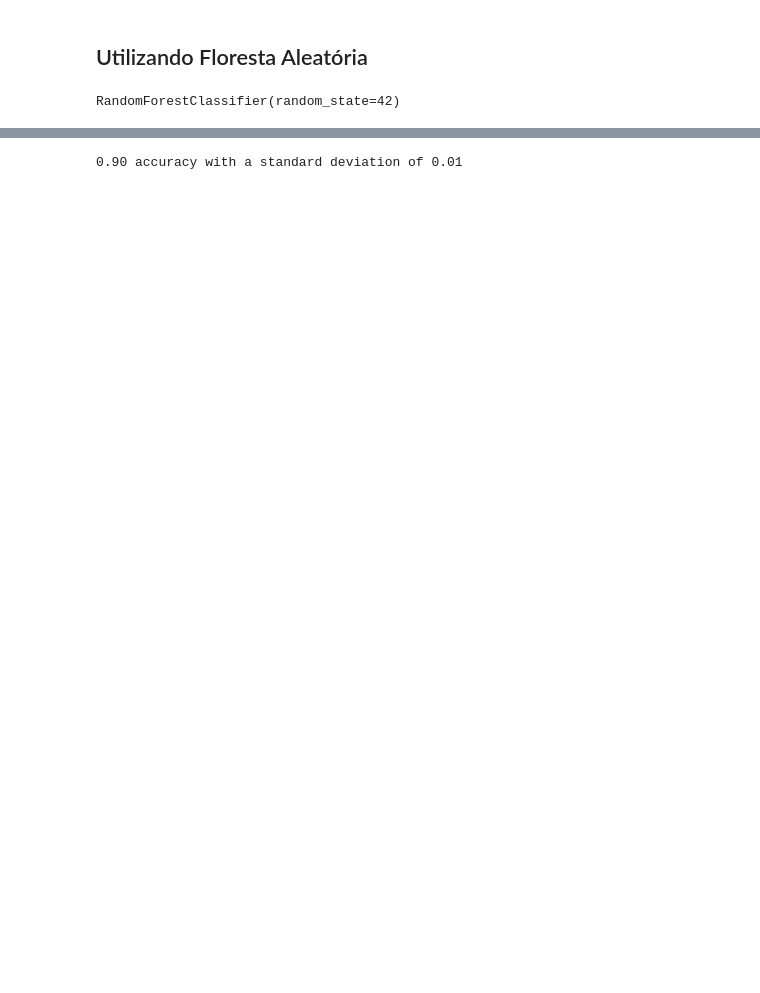
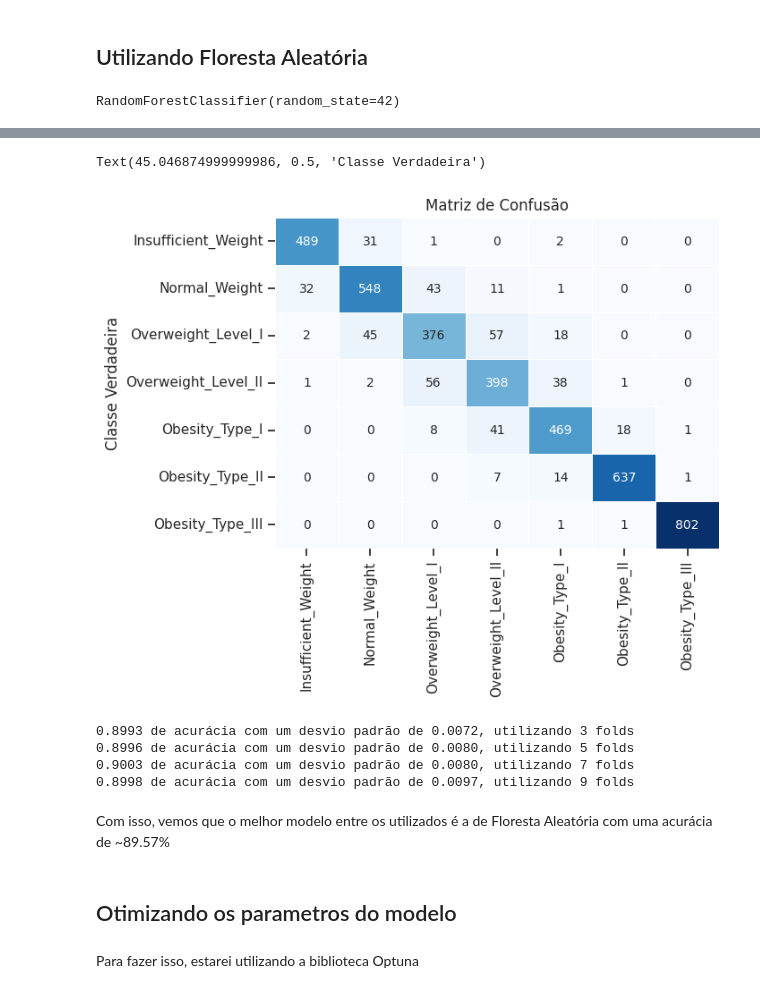
Before and after one commit to LuizGAPires/Datamining, a Jupyter notebook: TP1/TP1.ipynb, the cells around one changed output, grey strips where cells are left out. Saved outputs shown, nothing was run; the diff lists cells and outputs as text; code cells hidden in the pictures; blank space fills up the shorter version.

```diff
--- a/TP1/TP1.ipynb
+++ b/TP1/TP1.ipynb
@@ -792,7 +862,22 @@ A acurácia do modelo Floresta Aleatória é de: 89.38 %
+# %%
+labels = ['Insufficient_Weight', 'Normal_Weight', 'Overweight_Level_I', 'Overweight_Level_II', 'Obesity_Type_I', 'Obesity_Type_II', 'Obesity_Type_III']
+sns.heatmap(confusion_matrix(y_pred, y_test), annot=True, annot_kws={'size': 10}, linewidths=0.5, fmt='d', cmap='Blues', cbar=False, xticklabels=labels, yticklabels=labels)
+plt.title('Matriz de Confusão')
+plt.ylabel('Classe Verdadeira')
+# %% [output]
+Text(45.046874999999986, 0.5, 'Classe Verdadeira')
+[figure, added]
 # %%
 folds = [3, 5, 7, 9]
 for fold in folds:
     scores = cross_val_score(random_forest, X_train, y_train, cv=fold)
-    print("%0.2f de acurácia com um desvio padrão de %0.2f" % (scores.mean(), scores.std()))
+    print("%0.4f de acurácia com um desvio padrão de %0.4f, utilizando %d folds" % (scores.mean(), scores.std(), fold))
 # %% [output]
-0.90 accuracy with a standard deviation of 0.01
+0.8993 de acurácia com um desvio padrão de 0.0072, utilizando 3 folds
+0.8996 de acurácia com um desvio padrão de 0.0080, utilizando 5 folds
+0.9003 de acurácia com um desvio padrão de 0.0080, utilizando 7 folds
+0.8998 de acurácia com um desvio padrão de 0.0097, utilizando 9 folds
+# %% [markdown]
+Com isso, vemos que o melhor modelo entre os utilizados é a de Floresta Aleatória com uma acurácia de ~89.57%
+# %% [markdown]
+## Otimizando os parametros do modelo
@@ -798,0 +886,2 @@ for fold in folds:
+# %% [markdown]
+Para fazer isso, estarei utilizando a biblioteca Optuna
```
Also changed, not shown: parts of 54 cells of this notebook, 1 other file.
